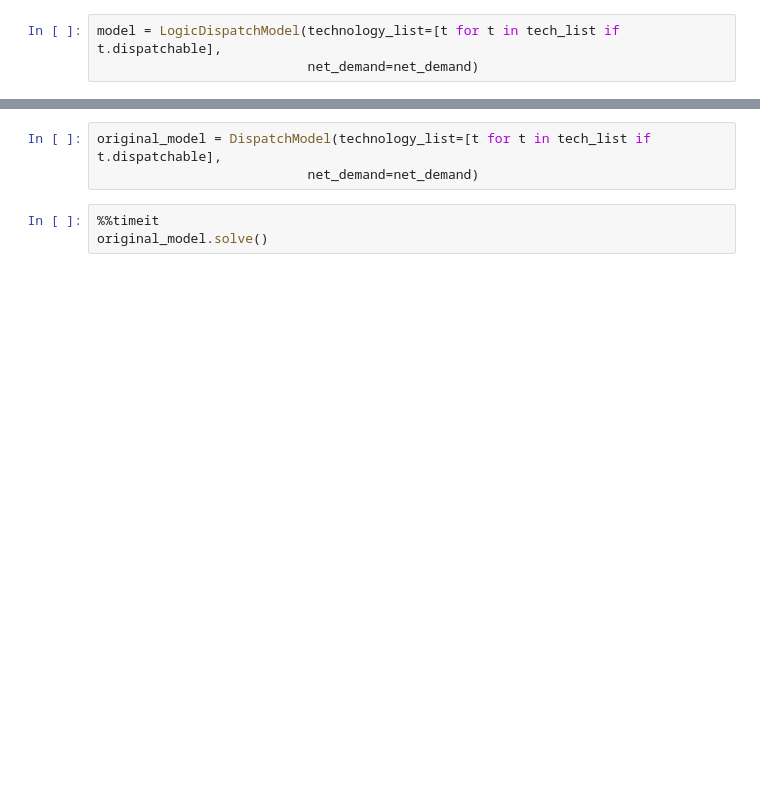
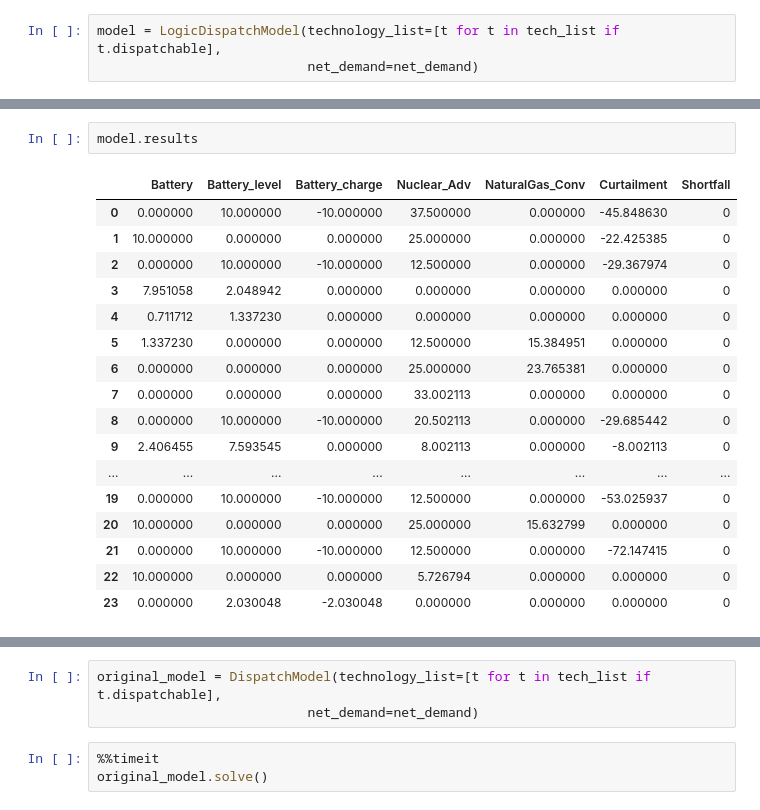
Before and after one commit to arfc/osier, a Jupyter notebook: docs/source/examples/hierarchical_dispatch.ipynb, the cells around one changed output, grey strips where cells are left out. Cells and saved outputs as stored; diff of their text form; blank space fills up the shorter version.

```diff
--- a/docs/source/examples/hierarchical_dispatch.ipynb
+++ b/docs/source/examples/hierarchical_dispatch.ipynb
@@ -105,0 +81,20 @@ covered_dem = model.solve()
+# %%
+model.results
+# %% [output]
+|  | Battery | Battery_level | Battery_charge | Nuclear_Adv | NaturalGas_Conv | Curtailment | Shortfall |
+| 0 | 0.000000 | 10.000000 | -10.000000 | 37.500000 | 0.000000 | -45.848630 | 0 |
+| 1 | 10.000000 | 0.000000 | 0.000000 | 25.000000 | 0.000000 | -22.425385 | 0 |
+| 2 | 0.000000 | 10.000000 | -10.000000 | 12.500000 | 0.000000 | -29.367974 | 0 |
+| 3 | 7.951058 | 2.048942 | 0.000000 | 0.000000 | 0.000000 | 0.000000 | 0 |
+| 4 | 0.711712 | 1.337230 | 0.000000 | 0.000000 | 0.000000 | 0.000000 | 0 |
+| 5 | 1.337230 | 0.000000 | 0.000000 | 12.500000 | 15.384951 | 0.000000 | 0 |
+| 6 | 0.000000 | 0.000000 | 0.000000 | 25.000000 | 23.765381 | 0.000000 | 0 |
+| 7 | 0.000000 | 0.000000 | 0.000000 | 33.002113 | 0.000000 | 0.000000 | 0 |
+| 8 | 0.000000 | 10.000000 | -10.000000 | 20.502113 | 0.000000 | -29.685442 | 0 |
+| 9 | 2.406455 | 7.593545 | 0.000000 | 8.002113 | 0.000000 | -8.002113 | 0 |
+| ... | ... | ... | ... | ... | ... | ... | ... |
+| 19 | 0.000000 | 10.000000 | -10.000000 | 12.500000 | 0.000000 | -53.025937 | 0 |
+| 20 | 10.000000 | 0.000000 | 0.000000 | 25.000000 | 15.632799 | 0.000000 | 0 |
+| 21 | 0.000000 | 10.000000 | -10.000000 | 12.500000 | 0.000000 | -72.147415 | 0 |
+| 22 | 10.000000 | 0.000000 | 0.000000 | 5.726794 | 0.000000 | 0.000000 | 0 |
+| 23 | 0.000000 | 2.030048 | -2.030048 | 0.000000 | 0.000000 | 0.000000 | 0 |
```
Also changed, not shown: parts of 58 cells of this notebook, 4 other files.
